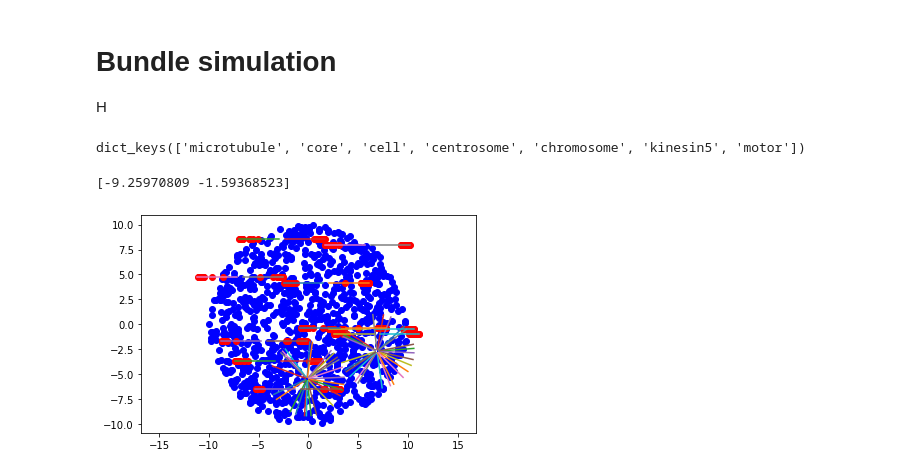
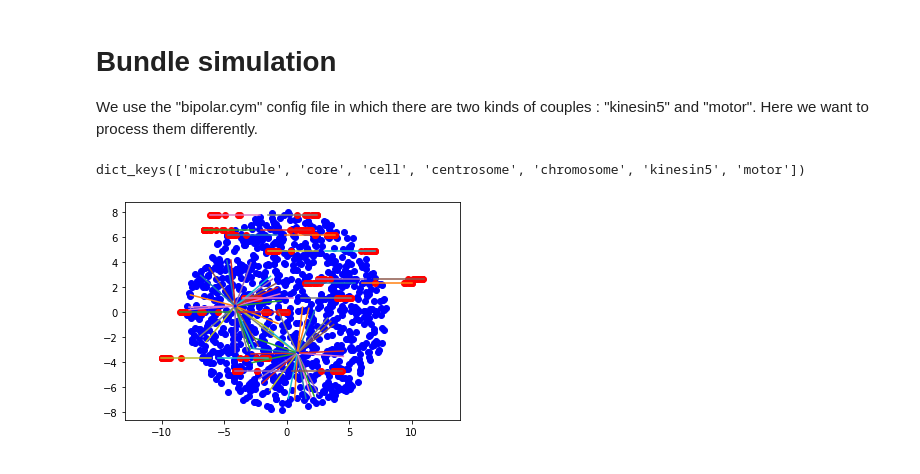
Before and after one commit to andresbonil/cytosim, a Jupyter notebook: demo_frame.ipynb, the cells around one changed output. Cells and saved outputs as stored; diff of their text form; code cells hidden in the pictures.

```diff
--- a/demo_frame.ipynb
+++ b/demo_frame.ipynb
@@ -18,9 +18,9 @@ def scatter_couple(couples,color="blue"):
         p = c.position()
         plt.scatter(p[0],p[1],color=color)
     plt.axis('equal')
-# %% [markdown]
-# Bundle simulation
-H
+# %% [markdown]
+# Bundle simulation
+We use the "bipolar.cym" config file in which there are two kinds of couples : "kinesin5" and "motor". Here we want to process them differently.
 # %%
 sim = cytosim.start("cym/bipolar.cym")
 # %%
@@ -28,15 +28,11 @@ fr = sim.frame()
 fr.keys()
 # %% [output]
 dict_keys(['microtubule', 'core', 'cell', 'centrosome', 'chromosome', 'kinesin5', 'motor'])
-# %%
-kins = fr["kinesin5"]
-mots = fr["motor"]
-mts = fr["microtubule"]
-plt.figure()
-scatter_couple(kins)
-scatter_couple(mots,color="red")
-plot_fibers(mts)
-plt.show()
-# %% [output]
-[-9.25970809 -1.59368523]
-[figure, removed]
+# %%
+plt.figure()
+scatter_couple(fr["kinesin5"])
+scatter_couple(fr["motor"],color="red")
+plot_fibers(fr["microtubule"])
+plt.show()
+# %% [output]
+[figure, added]
```
Also changed, not shown: parts of 1 cell of this notebook, 2 other files.
